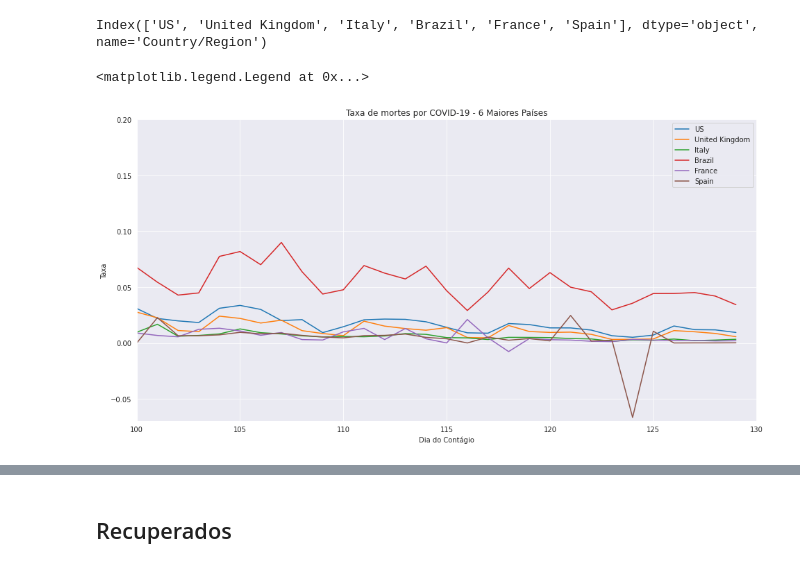
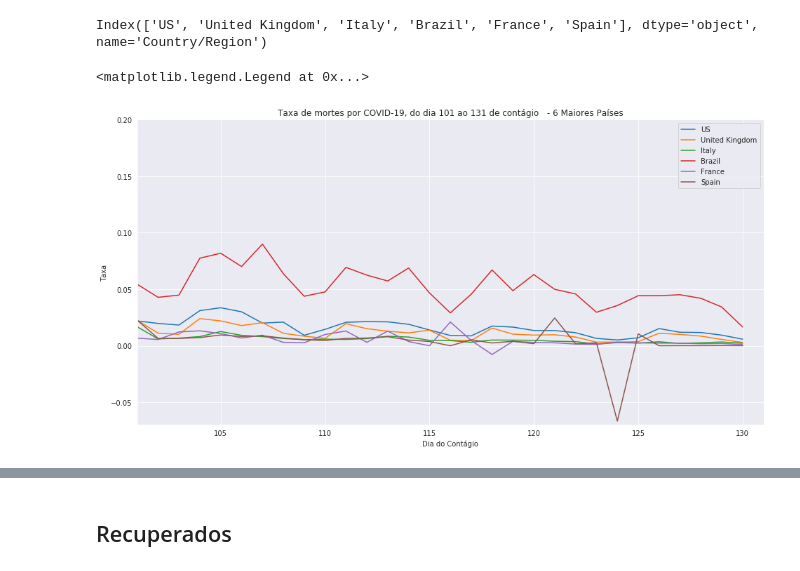
Before and after one commit to Manuelfjr/Covid19, a Jupyter notebook: code/Covid_19.ipynb, the cells around one changed output, grey strips where cells are left out. Cells and saved outputs as stored; diff of their text form; code cells hidden in the pictures.

```diff
--- a/code/Covid_19.ipynb
+++ b/code/Covid_19.ipynb
@@ -75,12 +72,12 @@ ixmaxconf = a[maxconfirmed.index].columns
 fig, ax = plt.subplots(nrows=1,ncols=1,figsize=(16,8))
 n = 6
 for i in ixmaxconf:
-  ax.plot(range(percconfirm.shape[0]), percconfirm[i],label=i)
-  ax.set_xlim(100,130)
+  ax.plot(range(percconfirmed.shape[0]), percconfirmed[i],label=i)
+  ax.set_xlim(db_confirmed_country.shape[1] - days,db_confirmed_country.shape[1])
   ax.set_ylim(-0.05,0.2)
 plt.xlabel('Dia do Contágio')
 plt.ylabel('Taxa')
-plt.title('Taxa de confirmados por COVID-19 - {} Maiores Países'.format(n))
+plt.title('Taxa de confirmados por COVID-19, do dia {} ao {} de contágio  - {} Maiores Países'.format(db_confirmed_country.shape[1] - days,db_confirmed_country.shape[1],n))
 plt.legend()
 # %% [output]
 <matplotlib.legend.Legend at 0x...>
@@ -87,0 +85,20 @@ plt.legend()
+# %%
+idmeanconfirmed = pd.DataFrame(np.zeros((n_weeks,db_confirmed_country.T.shape[1])), index = range(n_weeks), columns=db_confirmed_country.index)
+a = 0
+for i in db_confirmed_country.T.columns:
+    for j in range(n_weeks):
+        idmeanconfirmed[i][j] = (percconfirmed[i][a:(a+7)].mean())
+        a = a + 7
+    a = 0
+# %%
+fig, ax = plt.subplots(nrows=1,ncols=1,figsize=(16,8))
+n = 6
+for i in maxrecovered.index:
+  ax.plot(range(1,idmeanrecovered.shape[0]+1), idmeanrecovered[i],label=i)
+  ax.set_xlim(n_weeks - weeks,n_weeks)
+  ax.set_ylim(0,0.150)
+plt.xlabel('Semana do Contágio')
+plt.ylabel('Taxa média')
+plt.title('Taxa média de confirmados para as {} últimas semanas, por COVID-19. Semana {} a semana {} de contagio - {} Maiores Países'.format(weeks,n_weeks - weeks,n_weeks,n))
+plt.legend()
+#plt.savefig('revoredcovid.png')
@@ -130,6 +135,6 @@ plt.savefig('deathscovid.png')
 [figure]
 # %%
-percdeaths = pd.DataFrame(np.zeros((130,188)), index = db_deaths_country.columns, columns=db_deaths_country.index)
+percdeaths = pd.DataFrame(np.zeros(db_deaths_country.T.shape), index = db_deaths_country.columns, columns=db_deaths_country.index)
 # %%
 for i in db_deaths_country.T.columns:
   for j in range(db_deaths_country.T.shape[0]-1):
@@ -144,14 +149,14 @@ Index(['US', 'United Kingdom', 'Italy', 'Brazil', 'France', 'Spain'], dtype='obj
 # %%
 fig, ax = plt.subplots(nrows=1,ncols=1,figsize=(16,8))
 n = 6
 for i in ixmaxdeaths:
   ax.plot(range(percdeaths.shape[0]), percdeaths[i],label=i)
-  ax.set_xlim(100,130)
+  ax.set_xlim(db_deaths_country.shape[1] - days,db_deaths_country.shape[1])
   ax.set_ylim(-0.07,0.2)
 plt.xlabel('Dia do Contágio')
 plt.ylabel('Taxa')
-plt.title('Taxa de mortes por COVID-19 - {} Maiores Países'.format(n))
+plt.title('Taxa de mortes por COVID-19, do dia {} ao {} de contágio   - {} Maiores Países'.format(db_deaths_country.shape[1]-days,db_deaths_country.shape[1],n))
 plt.legend()
 # %% [output]
 <matplotlib.legend.Legend at 0x...>
-[figure, old version]
+[figure, new version]
```
Also changed, not shown: parts of 25 cells of this notebook, 2 other files.
